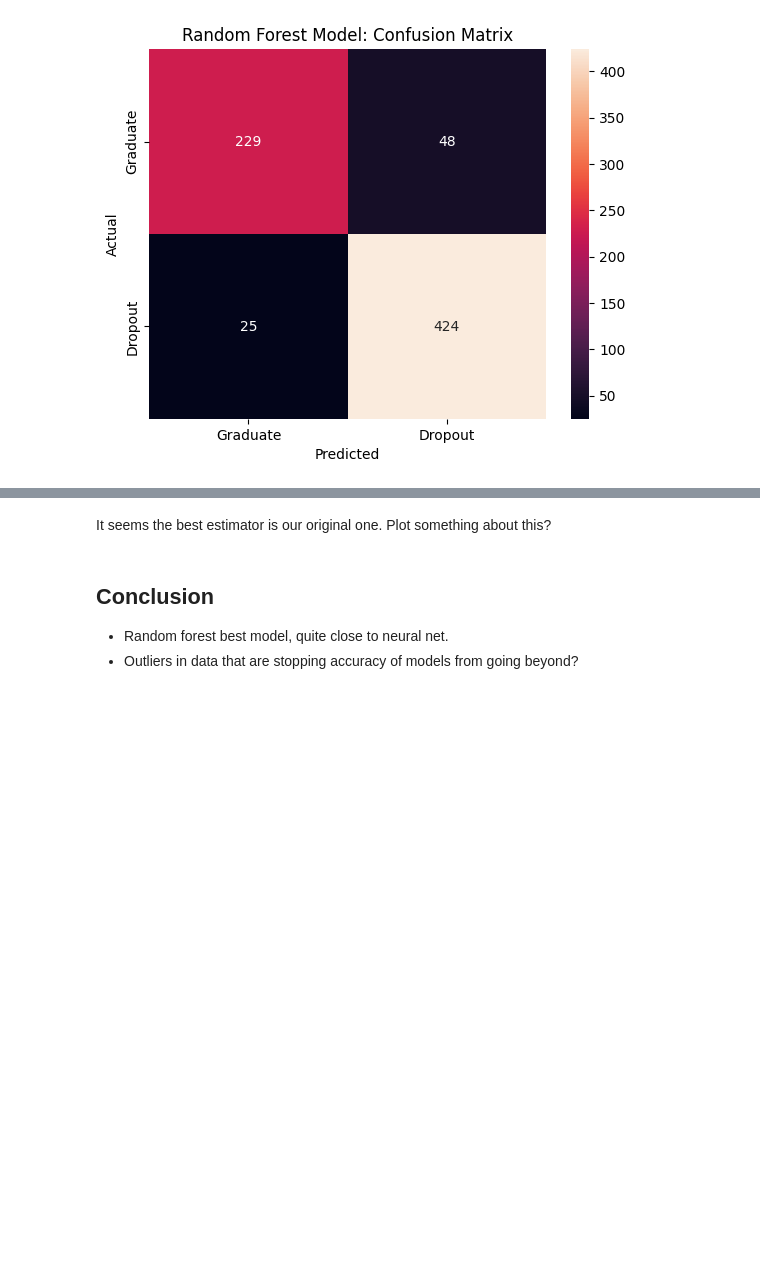
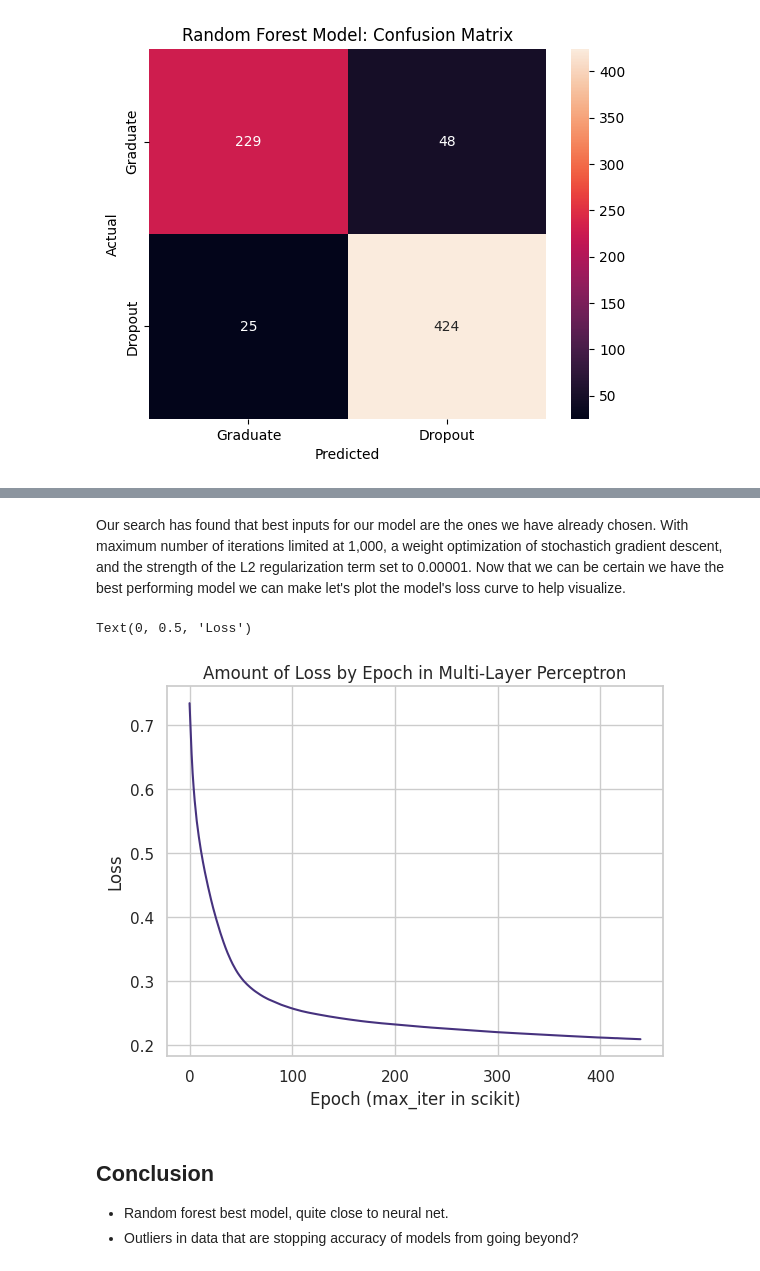
Before and after one commit to hiamoreena/DAT-401-Project-2, a Jupyter notebook: academic_success_dataset_json.ipynb, the cells around one changed output, grey strips where cells are left out. Drawn from its saved outputs; the diff is of its cells as text; code cells hidden in the pictures; blank space fills up the shorter version.

```diff
--- a/academic_success_dataset_json.ipynb
+++ b/academic_success_dataset_json.ipynb
@@ -319,7 +311,17 @@ GridSearchCV(cv=3, estimator=MLPClassifier(max_iter=1000), n_jobs=1,
 # %% [markdown]
-It seems the best estimator is our original one. Plot something about this?
+Our search has found that best inputs for our model are the ones we have already chosen. With maximum number of iterations limited at 1,000, a weight optimization of stochastich gradient descent, and the strength of the L2 regularization term set to 0.00001. Now that we can be certain we have the best performing model we can make let's plot the model's loss curve to help visualize.
 # %%
-## Plot??
+## Multi-Layer Perceptron loss curve
+loss = cnn.loss_curve_
+
+sns.set(style = "whitegrid", palette = "viridis")
+sns.lineplot(cnn.loss_curve_)
+plt.title("Amount of Loss by Epoch in Multi-Layer Perceptron")
+plt.xlabel("Epoch (max_iter in scikit)")
+plt.ylabel("Loss")
+# %% [output]
+Text(0, 0.5, 'Loss')
+[figure, added]
 # %% [markdown]
 ## Conclusion
 * Random forest best model, quite close to neural net.
```
Also changed, not shown: parts of 10 cells of this notebook.
